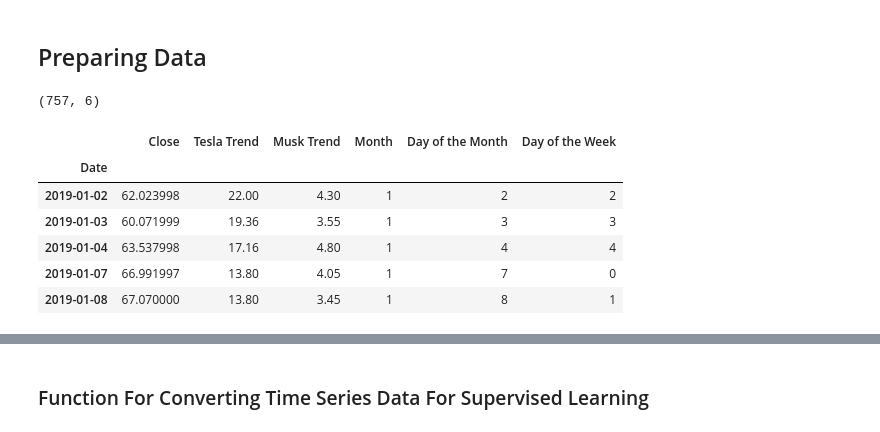
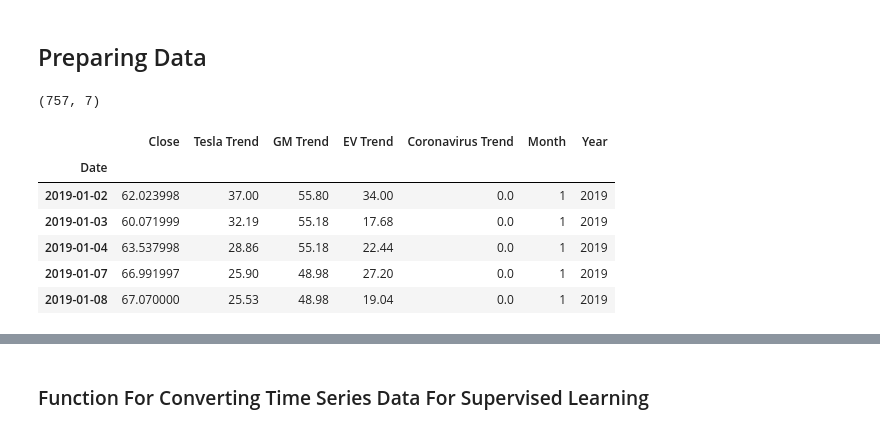
Before and after one commit to TLChilton/Senior_Capstone, a Jupyter notebook: Thomas/LSTMTestBed.ipynb, the cells around one changed output, grey strips where cells are left out. Saved outputs shown, nothing was run; the diff lists cells and outputs as text; code cells hidden in the pictures.

```diff
--- a/Thomas/LSTMTestBed.ipynb
+++ b/Thomas/LSTMTestBed.ipynb
@@ -48,21 +49,21 @@ from statistics import mean
 ## Preparing Data
 # %%
 # Loading Preprocessed Data File
-df = pd.read_csv("preprocessed_MoreRecent.csv",usecols=['Date','Close','Tesla Trend','Musk Trend','Month','Day of the Month','Day of the Week'], parse_dates=['Date'],index_col=0)
-#df = pd.read_csv("preprocessed_MoreRecent.csv", parse_dates=['Date'],index_col=0)
+df = pd.read_csv("preprocessedTesla_MoreRecent.csv",usecols=['Date','Close','Tesla Trend','GM Trend','EV Trend','Coronavirus Trend','Month','Year'], parse_dates=['Date'],index_col=0)
+#df = pd.read_csv("preprocessedGM_MoreRecent.csv", parse_dates=['Date'],index_col=0)
 df.dropna(inplace=True)
 df = df.loc[(df.index >= '2019-01-01')]
 
 print(df.shape)
 df.head()
 # %% [output]
-(757, 6)
+(757, 7)
-|  | Close | Tesla Trend | Musk Trend | Month | Day of the Month | Day of the Week |
-| Date |  |  |  |  |  |  |
-| 2019-01-02 | 62.023998 | 22.00 | 4.30 | 1 | 2 | 2 |
-| 2019-01-03 | 60.071999 | 19.36 | 3.55 | 1 | 3 | 3 |
-| 2019-01-04 | 63.537998 | 17.16 | 4.80 | 1 | 4 | 4 |
-| 2019-01-07 | 66.991997 | 13.80 | 4.05 | 1 | 7 | 0 |
-| 2019-01-08 | 67.070000 | 13.80 | 3.45 | 1 | 8 | 1 |
+|  | Close | Tesla Trend | GM Trend | EV Trend | Coronavirus Trend | Month | Year |
+| Date |  |  |  |  |  |  |  |
+| 2019-01-02 | 62.023998 | 37.00 | 55.80 | 34.00 | 0.0 | 1 | 2019 |
+| 2019-01-03 | 60.071999 | 32.19 | 55.18 | 17.68 | 0.0 | 1 | 2019 |
+| 2019-01-04 | 63.537998 | 28.86 | 55.18 | 22.44 | 0.0 | 1 | 2019 |
+| 2019-01-07 | 66.991997 | 25.90 | 48.98 | 27.20 | 0.0 | 1 | 2019 |
+| 2019-01-08 | 67.070000 | 25.53 | 48.98 | 19.04 | 0.0 | 1 | 2019 |
 # %%
 dates = df.index.to_numpy()
```
Also changed, not shown: parts of 11 cells of this notebook, 4 other files.
